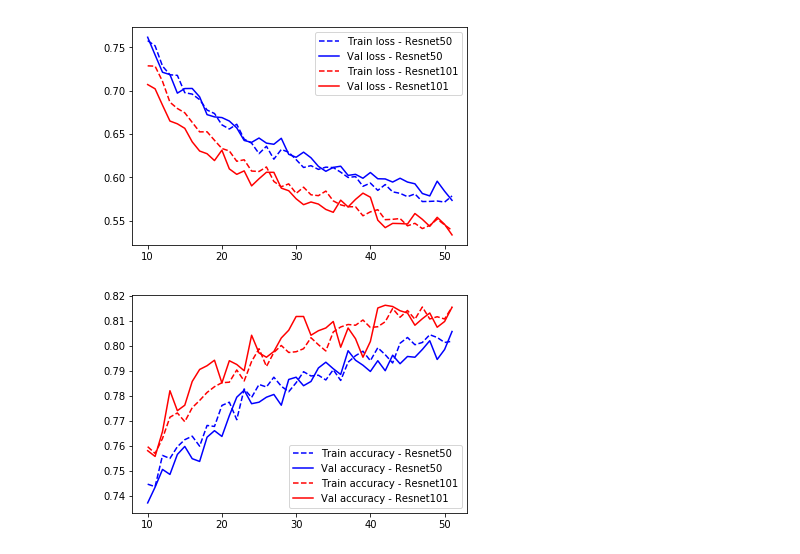
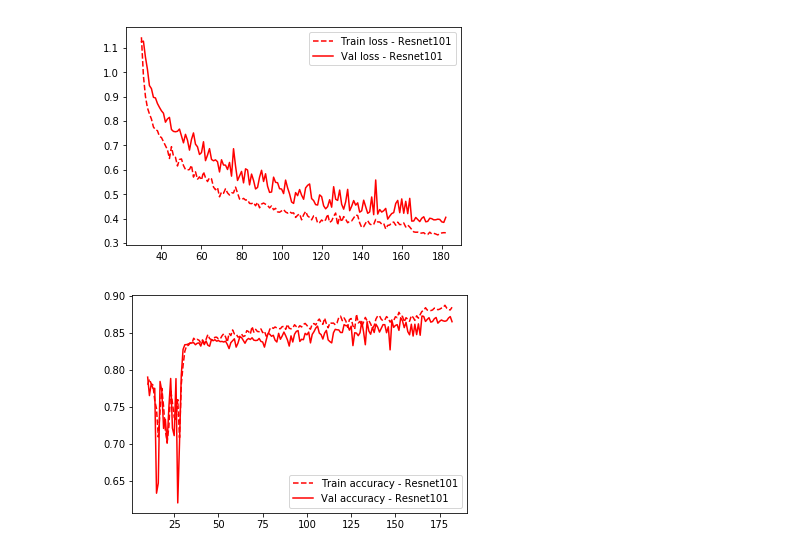
Before and after one commit to kolchinski/weeds_id, a Jupyter notebook: Loss tracking.ipynb, the cells around one changed output. Cells and saved outputs as stored; diff of their text form; code cells hidden in the pictures.

Commit message:
Updated loss curve notebook; added transforms to training data

```diff
--- a/Loss tracking.ipynb
+++ b/Loss tracking.ipynb
@@ -205,6 +206,7 @@ resnet_50_log = """
    200  val Loss: 0.5307 Acc: 0.8229
 """
 # %%
+#without LR decay
 resnet_101_log = """
      1  train Loss: 1.8451 Acc: 0.4686
      2  val Loss: 1.5625 Acc: 0.5421
@@ -310,4 +312,14 @@ resnet_101_log = """
    102  val Loss: 0.5457 Acc: 0.8098
    103  train Loss: 0.5387 Acc: 0.8156
    104  val Loss: 0.5335 Acc: 0.8155
+   105  train Loss: 0.5359 Acc: 0.8186
+   106  val Loss: 0.5386 Acc: 0.8123
+   107  train Loss: 0.5323 Acc: 0.8176
+   108  val Loss: 0.5334 Acc: 0.8161
+   109  train Loss: 0.5252 Acc: 0.8214
+   110  val Loss: 0.5437 Acc: 0.8081
+   111  train Loss: 0.5284 Acc: 0.8183
+   112  val Loss: 0.5307 Acc: 0.8149
+   113  train Loss: 0.5276 Acc: 0.8167
+   114  val Loss: 0.5444 Acc: 0.8072
 """
@@ -314,7 +1180,13 @@ resnet_101_log = """
+# %%
+with open('logs/resnet_101_1000_epoch.txt') as f:
+    resnet_101_1000_epoch_log = f.readlines()
 # %%
 logs = {
     'resnet50' : resnet_50_log,
-    'resnet101': resnet_101_log
+    'resnet101': resnet_101_log,
+    'resnet101_decay_1' : resnet_101_decay_from_1_log,
+    'resnet101_decay_2' : resnet_101_decay_from_2_log,
+    'resnet101_1000' : resnet_101_1000_epoch_log,
 }
 # %%
 histories = {}
@@ -326,14 +1198,16 @@ for name, log in logs.items():
         'val_accuracies' : [],
     }
 
-    for line in log.split('\n'):
-        if len(line) == 0: continue
+    lines = [l.strip() for l in log] if type(log) == list else log.split('\n')
+    for line in lines:
+        if 'train' not in line and 'val' not in line: continue
         first_colon = line.index(':')
         next_space = line.index(' ', first_colon+2)
         next_colon = line.index(':', next_space)
         loss = float(line[first_colon+2:next_space])
         accuracy = float(line[next_colon+2:])
-        if line[8] == 't':
+        #print(line, loss, accuracy)
+        if 'train' in line:
             histories[name]['train_losses'].append(loss)
             histories[name]['train_accuracies'].append(accuracy)
         else:
@@ -346,30 +1289,30 @@ train_losses_101 = histories['resnet101']['train_losses']
 val_losses_101 = histories['resnet101']['val_losses']
 
 n = len(train_losses_101)
-n_to_skip = 10
+n_to_skip = 30
 
-plt.plot(range(n_to_skip,n), train_losses_50[n_to_skip:n], 'b--', label='Train loss - Resnet50')
-plt.plot(range(n_to_skip,n), val_losses_50[n_to_skip:n], 'b', label='Val loss - Resnet50')
+#plt.plot(range(n_to_skip,n), train_losses_50[n_to_skip:n], 'b--', label='Train loss - Resnet50')
+#plt.plot(range(n_to_skip,n), val_losses_50[n_to_skip:n], 'b', label='Val loss - Resnet50')
 plt.plot(range(n_to_skip,n), train_losses_101[n_to_skip:n],'r--', label='Train loss - Resnet101')
 plt.plot(range(n_to_skip,n), val_losses_101[n_to_skip:n], 'r', label='Val loss - Resnet101')
 plt.legend()
 plt.show()
 # %% [output]
-[figure, old version]
+[figure, new version]
 # %%
 train_accuracies_50 = histories['resnet50']['train_accuracies']
 val_accuracies_50 = histories['resnet50']['val_accuracies']
 train_accuracies_101 = histories['resnet101']['train_accuracies']
 val_accuracies_101 = histories['resnet101']['val_accuracies']
 
 n = len(train_accuracies_101)
 n_to_skip = 10
 
-plt.plot(range(n_to_skip,n), train_accuracies_50[n_to_skip:n], 'b--', label='Train accuracy - Resnet50')
-plt.plot(range(n_to_skip,n), val_accuracies_50[n_to_skip:n], 'b', label='Val accuracy - Resnet50')
+#plt.plot(range(n_to_skip,n), train_accuracies_50[n_to_skip:n], 'b--', label='Train accuracy - Resnet50')
+#plt.plot(range(n_to_skip,n), val_accuracies_50[n_to_skip:n], 'b', label='Val accuracy - Resnet50')
 plt.plot(range(n_to_skip,n), train_accuracies_101[n_to_skip:n],'r--', label='Train accuracy - Resnet101')
 plt.plot(range(n_to_skip,n), val_accuracies_101[n_to_skip:n], 'r', label='Val accuracy - Resnet101')
 plt.legend()
 plt.show()
 # %% [output]
-[figure, old version]
+[figure, new version]
```
Also changed, not shown: parts of 8 cells of this notebook, 1 other file.
